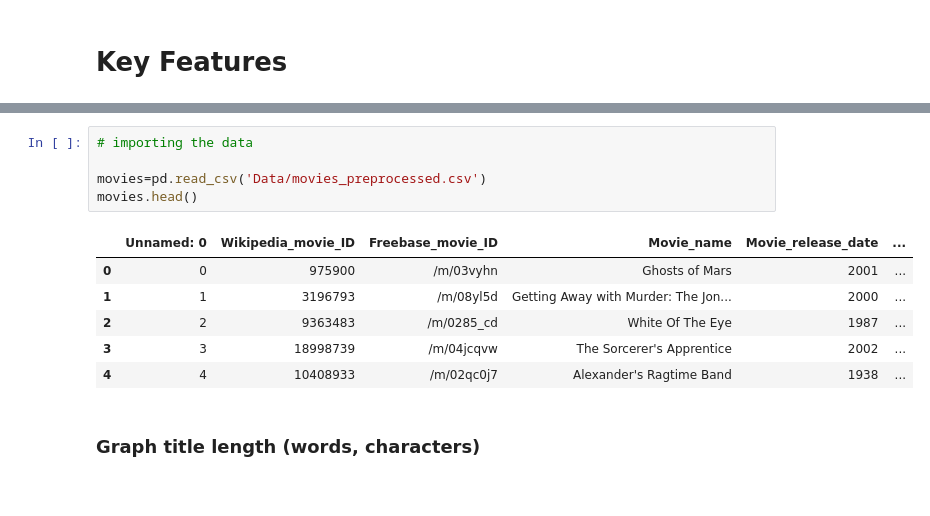
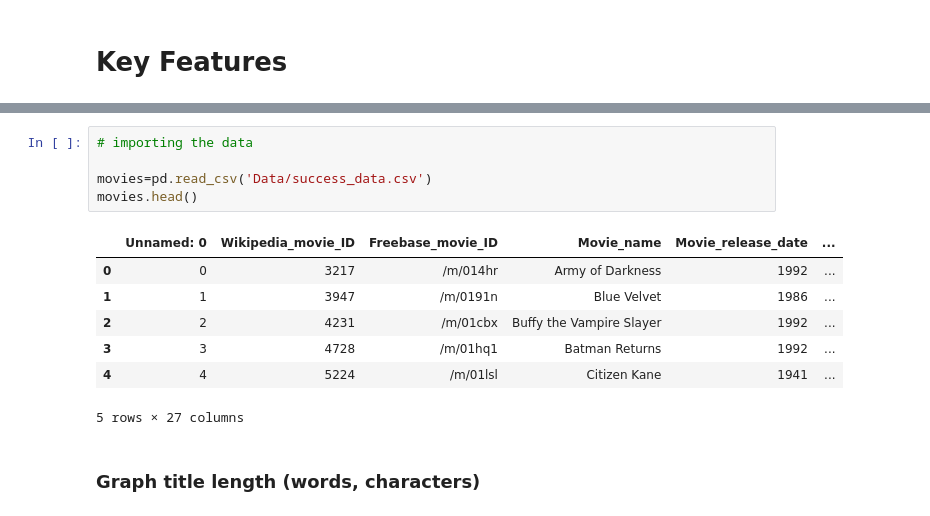
Before and after one commit to epfl-ada/ada-2023-project-randada, a Jupyter notebook: Key_Features.ipynb, the cells around one changed output, grey strips where cells are left out. Drawn from its saved outputs; the diff is of its cells as text.

```diff
--- a/Key_Features.ipynb
+++ b/Key_Features.ipynb
@@ -22,15 +20,16 @@ True
 # %%
 # importing the data
 
-movies=pd.read_csv('Data/movies_preprocessed.csv')
+movies=pd.read_csv('Data/success_data.csv')
 movies.head()
 # %% [output]
 |  | Unnamed: 0 | Wikipedia_movie_ID | Freebase_movie_ID | Movie_name | Movie_release_date | ... |
-| 0 | 0 | 975900 | /m/03vyhn | Ghosts of Mars | 2001 | ... |
-| 1 | 1 | 3196793 | /m/08yl5d | Getting Away with Murder: The Jon... | 2000 | ... |
-| 2 | 2 | 9363483 | /m/0285_cd | White Of The Eye | 1987 | ... |
-| 3 | 3 | 18998739 | /m/04jcqvw | The Sorcerer's Apprentice | 2002 | ... |
-| 4 | 4 | 10408933 | /m/02qc0j7 | Alexander's Ragtime Band | 1938 | ... |
+| 0 | 0 | 3217 | /m/014hr | Army of Darkness | 1992 | ... |
+| 1 | 1 | 3947 | /m/0191n | Blue Velvet | 1986 | ... |
+| 2 | 2 | 4231 | /m/01cbx | Buffy the Vampire Slayer | 1992 | ... |
+| 3 | 3 | 4728 | /m/01hq1 | Batman Returns | 1992 | ... |
+| 4 | 4 | 5224 | /m/01lsl | Citizen Kane | 1941 | ... |
+5 rows × 27 columns
 # %% [markdown]
 ### Graph title length (words, characters)
 # %%
```
Also changed, not shown: parts of 14 cells of this notebook.
